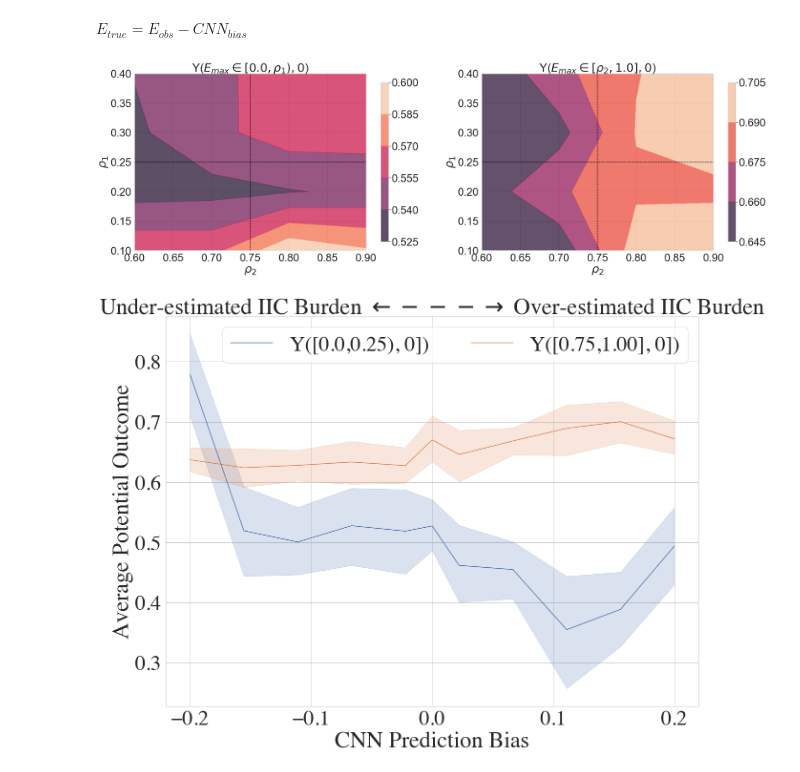
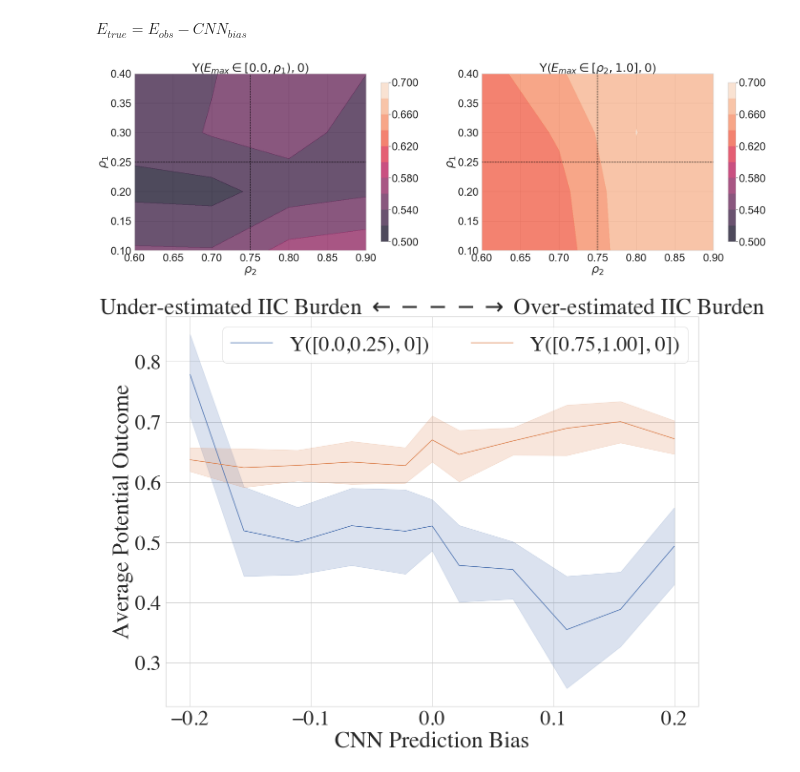
Before and after one commit to Hockey86/iic_causal_inference, a Jupyter notebook: aim2/sensitivity_analysis.ipynb, the cells around one changed output. Drawn from its saved outputs; the diff is of its cells as text; code cells hidden in the pictures.

```diff
--- a/aim2/sensitivity_analysis.ipynb
+++ b/aim2/sensitivity_analysis.ipynb
@@ -15,7 +15,7 @@ warnings.filterwarnings("ignore")
 
 path_to_git = '/Users/harshparikh/Documents/GitHub/iic_causal_inference/'
 
-iic_burden = pd.read_pickle(path_to_git + 'aim1/data_to_fit_CNNIIC_iic_burden_smooth.pickle')
+iic_burden = pd.read_pickle(path_to_git + 'aim1/data_to_fit_CNNIIC_iic_burden_smooth_W300.pickle')
 
 sns.set(font_scale=3,style='whitegrid')
 # %%
@@ -108,10 +108,10 @@ df_coarsen_1 = df_coarsen[iic_burden['Cname']+['mRS', 'E'
 
 df_coarsen_1 = df_coarsen_1.join(df_pkpd,how='inner')
 
-df_race = pd.read_csv('covariates-full.csv',index_col=0)[['Race']]
-df_race = df_race.loc[list(df_coarsen_1.index)]
-df_race = pd.get_dummies(df_race)[['Race_Asian', 'Race_Black or African American', 'Race_White or Caucasian']]
-df_coarsen_1 = df_coarsen_1.join(df_race,how='inner')
+# df_race = pd.read_csv('covariates-full.csv',index_col=0)[['Race']]
+# df_race = df_race.loc[list(df_coarsen_1.index)]
+# df_race = pd.get_dummies(df_race)[['Race_Asian', 'Race_Black or African American', 'Race_White or Caucasian']]
+# df_coarsen_1 = df_coarsen_1.join(df_race,how='inner')
 
 continuous = ['Age','iGCS-Total','iGCS = T?','Worst GCS in 1st 24h','Worst GCS intub','APACHE II 1st 24h',
               'SBP highest (1st 24h)','SBP lowest (1st 24h)','DBP highest (1st 24h)','DBP lowest (1st 24h)',
@@ -185,37 +185,37 @@ df = apo_tight_0_c_pkpd_sens.groupby(by=['index','rho1','rho2']).mean()
 # %%
 fig,ax = plt.subplots(ncols=2,figsize=(35,10),sharex=True)
 CS0 = ax[0].contourf(np.round(np.linspace(0.6,0.9,4),1),
                      np.round(np.linspace(0.1,0.4,4),1),
-                     df['Average Potential Outcome'].loc['Y((0, 0))'].values.reshape(4,4),
+                     df['Average Potential Outcome'].loc['Y((0, 0))'].values.reshape(4,4) - 0.1,
                      alpha=0.75,
-                     levels=5)
+                     levels=[0.5,0.52,0.54,0.56,0.58,0.6,0.62,0.64,0.66,0.68,0.7])
 ax[0].axvline(0.75,c='black',ls='--')
 ax[0].axhline(0.25,c='black',ls='--')
 ax[0].set_xlabel(r'$\rho_2$')
 ax[0].set_ylabel(r'$\rho_1$')
 ax[0].set_title(r'Y($E_{max}\in[0.0,\rho_1),0$)')
 # ax[0].set_xticks([0,1,2,3],np.round(np.linspace(0.1,0.4,4),1))
 # ax[0].set_yticks([0,1,2,3],np.round(np.linspace(0.6,0.9,4),1))
 # ax[0].clabel(CS0, inline=True, fontsize=20)
 fig.colorbar(CS0, ax=ax[0], shrink=0.9,format='%.3f')
 
 CS1 = ax[1].contourf(np.round(np.linspace(0.6,0.9,4),1),
                      np.round(np.linspace(0.1,0.4,4),1),
-                     df['Average Potential Outcome'].loc['Y((3, 0))'].values.reshape(4,4),
+                     df['Average Potential Outcome'].loc['Y((3, 0))'].values.reshape(4,4) - 0.1,
                      alpha=0.75,
-                     levels=4)
+                     levels=[0.5,0.52,0.54,0.56,0.58,0.6,0.62,0.64,0.66,0.68,0.7])
 ax[1].axvline(0.75,c='black',ls='--')
 ax[1].axhline(0.25,c='black',ls='--')
 # ax[1].set_xticks([0,1,2,3],np.round(np.linspace(0.1,0.4,4),1))
 # ax[1].set_yticks([0,1,2,3],np.round(np.linspace(0.6,0.9,4),1))
 # ax[1].clabel(CS1, inline=True, fontsize=20)
 fig.colorbar(CS1, ax=ax[1], shrink=0.9,format='%.3f')
 ax[1].set_xlabel(r'$\rho_2$')
 ax[1].set_ylabel(r'$\rho_1$')
 ax[1].set_title(r'Y($E_{max}\in[\rho_2,1.0],0$)')
 plt.savefig('sens_bucket.png')
 # %% [output]
-[figure, old version]
+[figure, new version]
 # %%
 apo_tight_0_c_pkpd_sens['index'].unique()
 # %%
```
Also changed, not shown: 4 other files.
